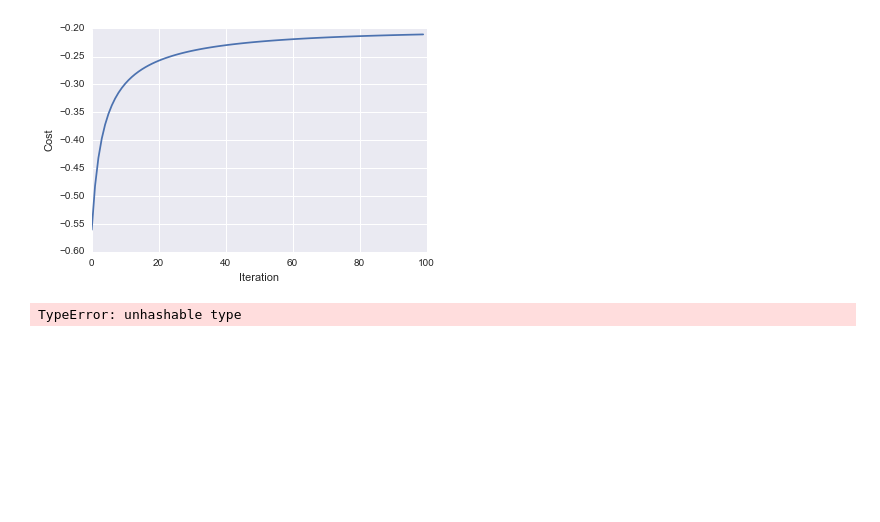
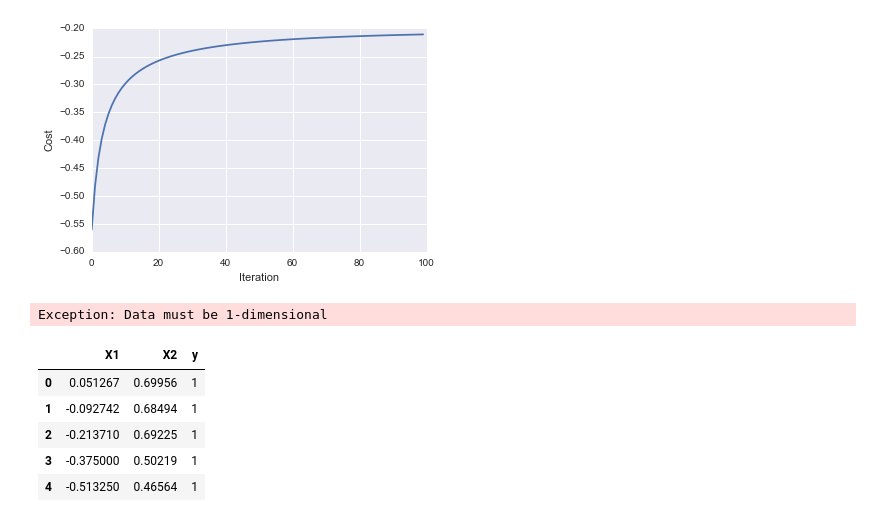
Before and after one commit to MarvinBertin/ML-Algorithms, a Jupyter notebook: LogisticRegression/Logistic Regression.ipynb, the cells around one changed output. Cells and saved outputs as stored; diff of their text form; code cells hidden in the pictures; blank space fills up the shorter version.

```diff
--- a/LogisticRegression/Logistic Regression.ipynb
+++ b/LogisticRegression/Logistic Regression.ipynb
@@ -155,8 +155,7 @@ def plot_decision_boundary(pred_func, X, y):
     plt.scatter(X[:, 0], X[:, 1], c=y, cmap=plt.cm.rainbow)
 # %%
 # Plot the decision boundary
-y2_scaled = model2.scale_transform(y2)
-plot_decision_boundary(lambda x: model2.predict(x), X2, y2_scaled)
+plot_decision_boundary(lambda x: model2.predict(x), X2.values, y2)
 plt.title("Decision Boundary for ...");
 # %% [output]
-TypeError: unhashable type
+Exception: Data must be 1-dimensional
@@ -171,5 +162,12 @@ Xpol[:3,:]
 # %%
-data2 = pd.read_csv("data/data2.txt", header = None, names = ["X1", "X2", "y"] )
-data2.head()
+data3 = pd.read_csv("data/data2.txt", header = None, names = ["X1", "X2", "y"] )
+data3.head()
+# %% [output]
+|  | X1 | X2 | y |
+| 0 | 0.051267 | 0.69956 | 1 |
+| 1 | -0.092742 | 0.68494 | 1 |
+| 2 | -0.213710 | 0.69225 | 1 |
+| 3 | -0.375000 | 0.50219 | 1 |
+| 4 | -0.513250 | 0.46564 | 1 |
 # %%
 sns.lmplot(x="X1", y="X2", hue="y", data=data2, fit_reg= False, markers='o');
```
Also changed, not shown: parts of 15 cells of this notebook, 1 other file.
